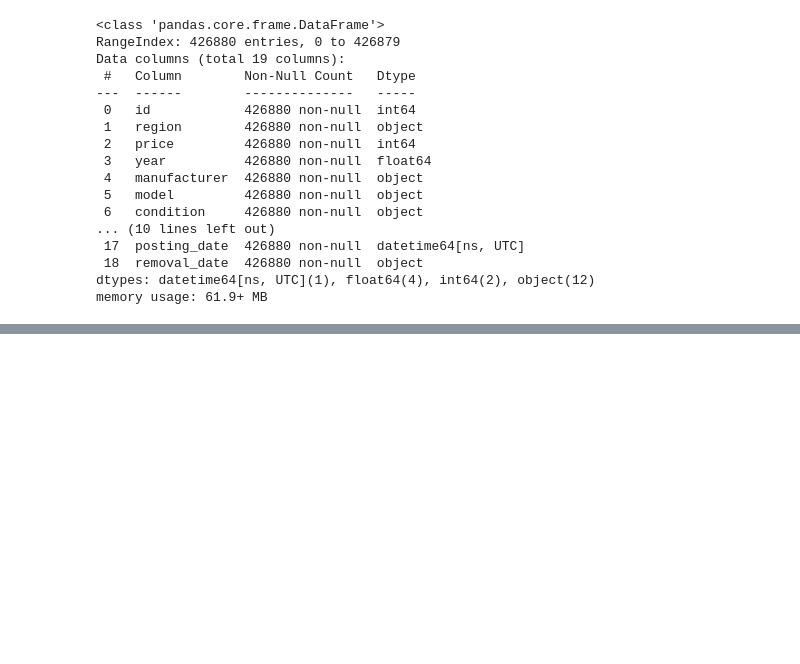
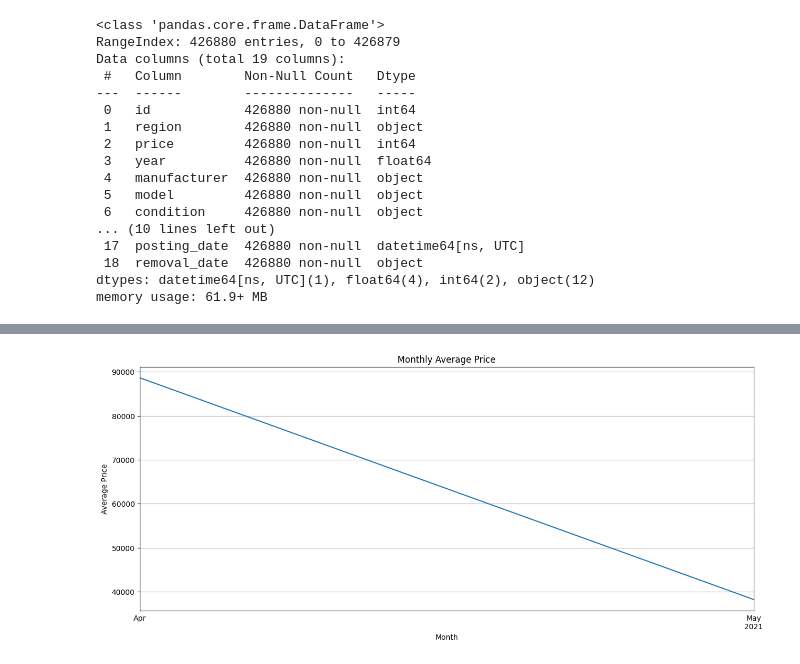
Before and after one commit to M254-bto/Lux-BootCamp, a Jupyter notebook: craigslist-car-time-series.ipynb, the cells around one changed output, grey strips where cells are left out. Drawn from its saved outputs; the diff is of its cells as text; code cells hidden in the pictures; blank space fills up the shorter version.

```diff
--- a/craigslist-car-time-series.ipynb
+++ b/craigslist-car-time-series.ipynb
@@ -248,0 +294,7 @@ fig_freq.show()
+# %%
+## Monthly Average
+
+Monthly_average = data.price.resample('M').mean()
+
+display(Monthly_average)
+print("\n\n The Data only covers two months ")
@@ -248,0 +307,9 @@ fig_freq.show()
+# %%
+plt.figure(figsize=(15, 6))
+Monthly_average.plot()
+plt.title('Monthly Average Price')
+plt.xlabel('Month')
+plt.ylabel('Average Price')
+plt.grid(True)
+plt.show()
+# %% [output]
@@ -248,0 +322 @@ fig_freq.show()
+[figure, added]
```
Also changed, not shown: parts of 11 cells of this notebook.
